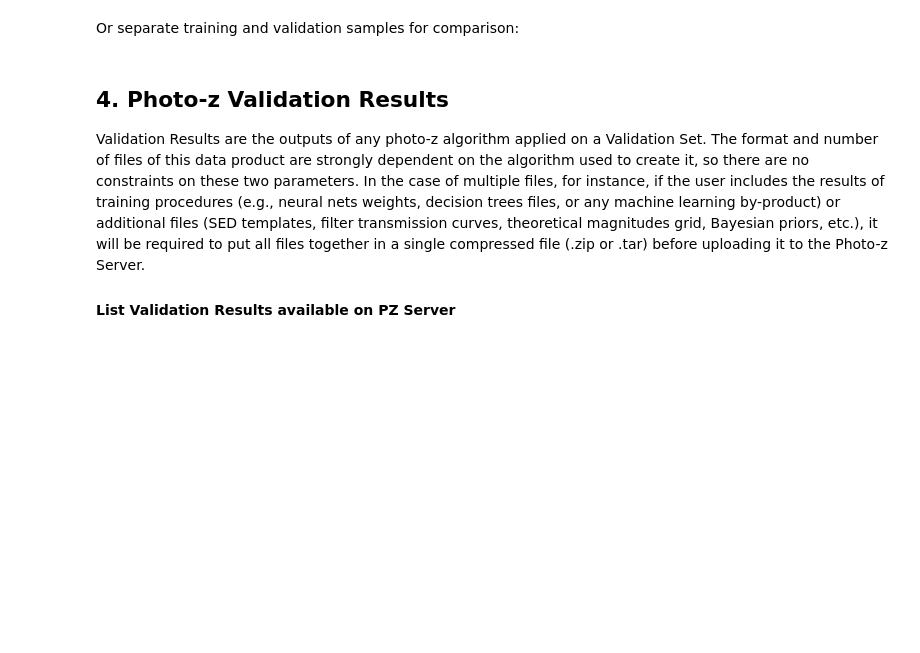
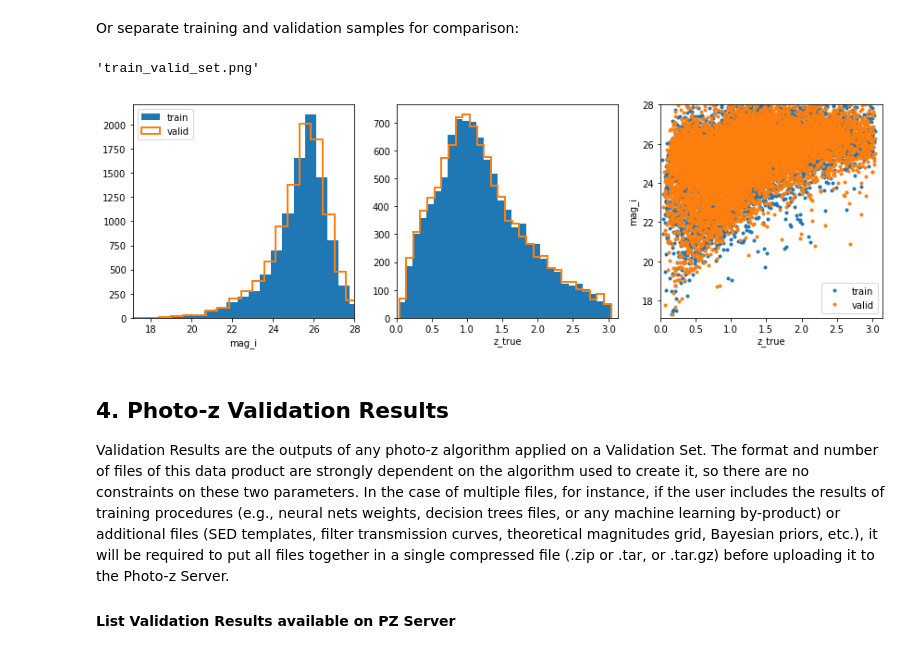
Before and after one commit to linea-it/pzserver, a Jupyter notebook: pz_server_tutorial.ipynb, the cells around one changed output. Drawn from its saved outputs; the diff is of its cells as text; code cells hidden in the pictures; blank space fills up the shorter version.

```diff
--- a/pz_server_tutorial.ipynb
+++ b/pz_server_tutorial.ipynb
@@ -211,9 +378,12 @@ valid_set = pd.read_csv("/Users/julia/Desktop/tmp/example_valid_dp0_dered.csv",l
 # %%
-pz_plots.train_valid_plots(train=train_set, valid=valid_set, savefig=True)
+pz_plots.train_valid_plots(train=train_set, valid=valid_set, mag_name="mag_i", redshift_name="z_true", savefig=True)
+# %% [output]
+'train_valid_set.png'
+[figure, added]
 # %% [markdown]
 ## 4. Photo-z Validation Results
 
-Validation Results are the outputs of any photo-z algorithm applied on a Validation Set. The format and number of files of this data product are strongly dependent on the algorithm used to create it, so there are no constraints on these two parameters. In the case of multiple files, for instance, if the user includes the results of training procedures (e.g., neural nets weights, decision trees files, or any machine learning by-product) or additional files (SED templates, filter transmission curves, theoretical magnitudes grid, Bayesian priors, etc.), it will be required to put all files together in a single compressed file (.zip or .tar) before uploading it to the Photo-z Server.
+Validation Results are the outputs of any photo-z algorithm applied on a Validation Set. The format and number of files of this data product are strongly dependent on the algorithm used to create it, so there are no constraints on these two parameters. In the case of multiple files, for instance, if the user includes the results of training procedures (e.g., neural nets weights, decision trees files, or any machine learning by-product) or additional files (SED templates, filter transmission curves, theoretical magnitudes grid, Bayesian priors, etc.), it will be required to put all files together in a single compressed file (.zip or .tar, or .tar.gz) before uploading it to the Photo-z Server.
 
 #### List Validation Results available on PZ Server
 # %%
```
Also changed, not shown: parts of 40 cells of this notebook.
